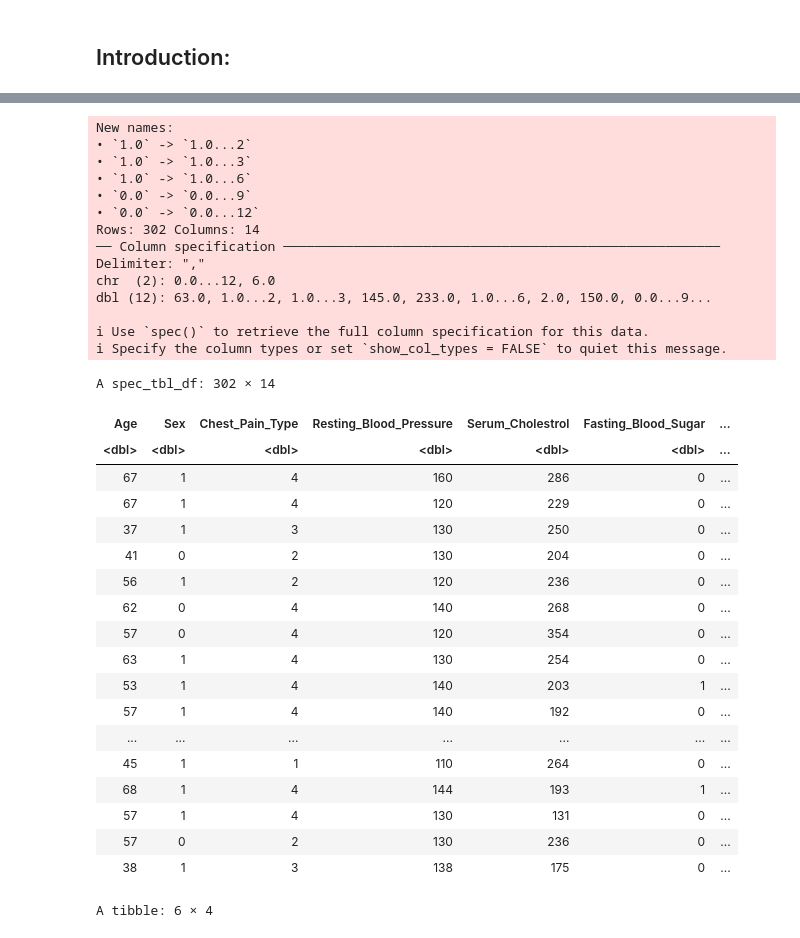
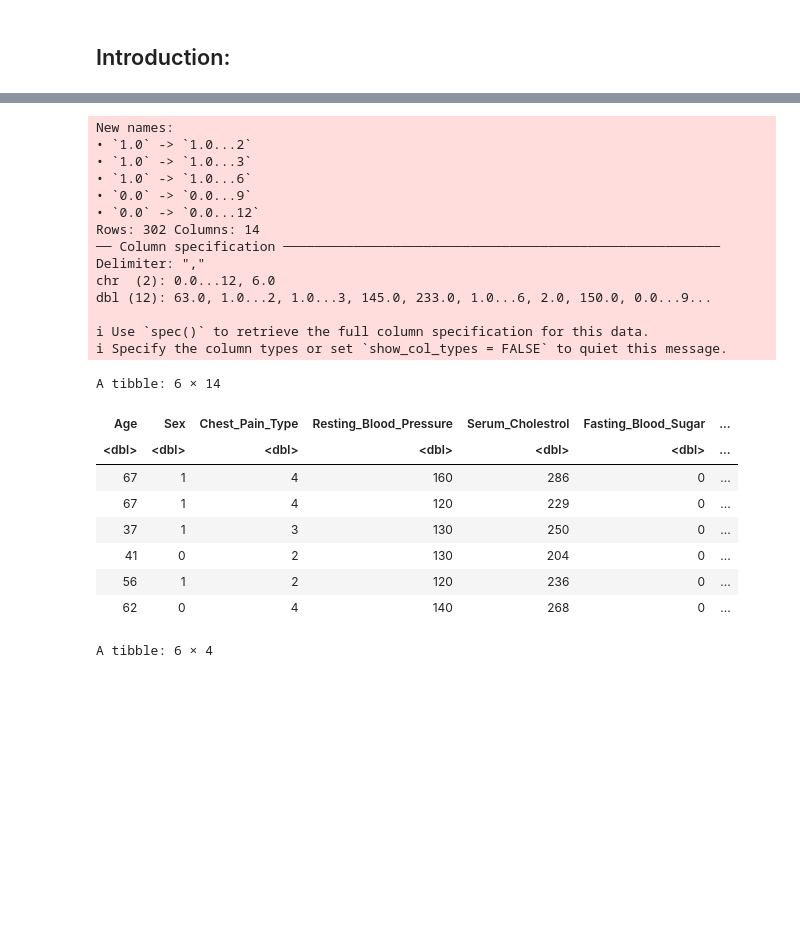
Before and after one commit to Parsapk1/NEW_DSCI_PROJECT, a Jupyter notebook: DSCI100_Project.ipynb, the cells around one changed output, grey strips where cells are left out. Saved outputs shown, nothing was run; the diff lists cells and outputs as text; code cells hidden in the pictures; blank space fills up the shorter version.

```diff
--- a/DSCI100_Project.ipynb
+++ b/DSCI100_Project.ipynb
@@ -37,41 +20,31 @@ Attaching package: ‘scales’
 # %%
 URL <- ("https://archive.ics.uci.edu/ml/machine-learning-databases/heart-disease/processed.cleveland.data")
 
-processed_cleveland <- read_csv(URL)
-    colnames(processed_cleveland) <- c("Age", "Sex","Chest_Pain_Type","Resting_Blood_Pressure","Serum_Cholestrol","Fasting_Blood_Sugar", "Resting_Electrocadriographic_Results", "Maximum_Heart_Rate_Achieved","Excercise_Induced_Angina", "ST_Depression_Induced","Slope_of_Peak_Exercise_ST_Segment", "#_of_Major_Vessels", "Defects", "Diagnosis_of_Heart_Disease")
-processed_cleveland
+loaded_data <- read_csv(URL)
+    colnames(loaded_data) <- c("Age", "Sex","Chest_Pain_Type","Resting_Blood_Pressure","Serum_Cholestrol","Fasting_Blood_Sugar", "Resting_Electrocadriographic_Results", "Maximum_Heart_Rate_Achieved","Excercise_Induced_Angina", "ST_Depression_Induced","Slope_of_Peak_Exercise_ST_Segment", "#_of_Major_Vessels", "Defects", "Diagnosis_of_Heart_Disease")
+head(loaded_data)
 # %% [output]
 New names:
 • `1.0` -> `1.0...2`
 • `1.0` -> `1.0...3`
 • `1.0` -> `1.0...6`
 • `0.0` -> `0.0...9`
 • `0.0` -> `0.0...12`
 Rows: 302 Columns: 14
 ── Column specification ────────────────────────────────────────────────────────
 Delimiter: ","
 chr  (2): 0.0...12, 6.0
 dbl (12): 63.0, 1.0...2, 1.0...3, 145.0, 233.0, 1.0...6, 2.0, 150.0, 0.0...9...
 
 ℹ Use `spec()` to retrieve the full column specification for this data.
 ℹ Specify the column types or set `show_col_types = FALSE` to quiet this message.
-A spec_tbl_df: 302 × 14
+A tibble: 6 × 14
 | Age | Sex | Chest_Pain_Type | Resting_Blood_Pressure | Serum_Cholestrol | Fasting_Blood_Sugar | ... |
 | <dbl> | <dbl> | <dbl> | <dbl> | <dbl> | <dbl> | ... |
 | 67 | 1 | 4 | 160 | 286 | 0 | ... |
 | 67 | 1 | 4 | 120 | 229 | 0 | ... |
 | 37 | 1 | 3 | 130 | 250 | 0 | ... |
 | 41 | 0 | 2 | 130 | 204 | 0 | ... |
 | 56 | 1 | 2 | 120 | 236 | 0 | ... |
 | 62 | 0 | 4 | 140 | 268 | 0 | ... |
-| 57 | 0 | 4 | 120 | 354 | 0 | ... |
-| 63 | 1 | 4 | 130 | 254 | 0 | ... |
-| 53 | 1 | 4 | 140 | 203 | 1 | ... |
-| 57 | 1 | 4 | 140 | 192 | 0 | ... |
-| ... | ... | ... | ... | ... | ... | ... |
-| 45 | 1 | 1 | 110 | 264 | 0 | ... |
-| 68 | 1 | 4 | 144 | 193 | 1 | ... |
-| 57 | 1 | 4 | 130 | 131 | 0 | ... |
-| 57 | 0 | 2 | 130 | 236 | 0 | ... |
-| 38 | 1 | 3 | 138 | 175 | 0 | ... |
 # %%
```
Also changed, not shown: parts of 26 cells of this notebook.
